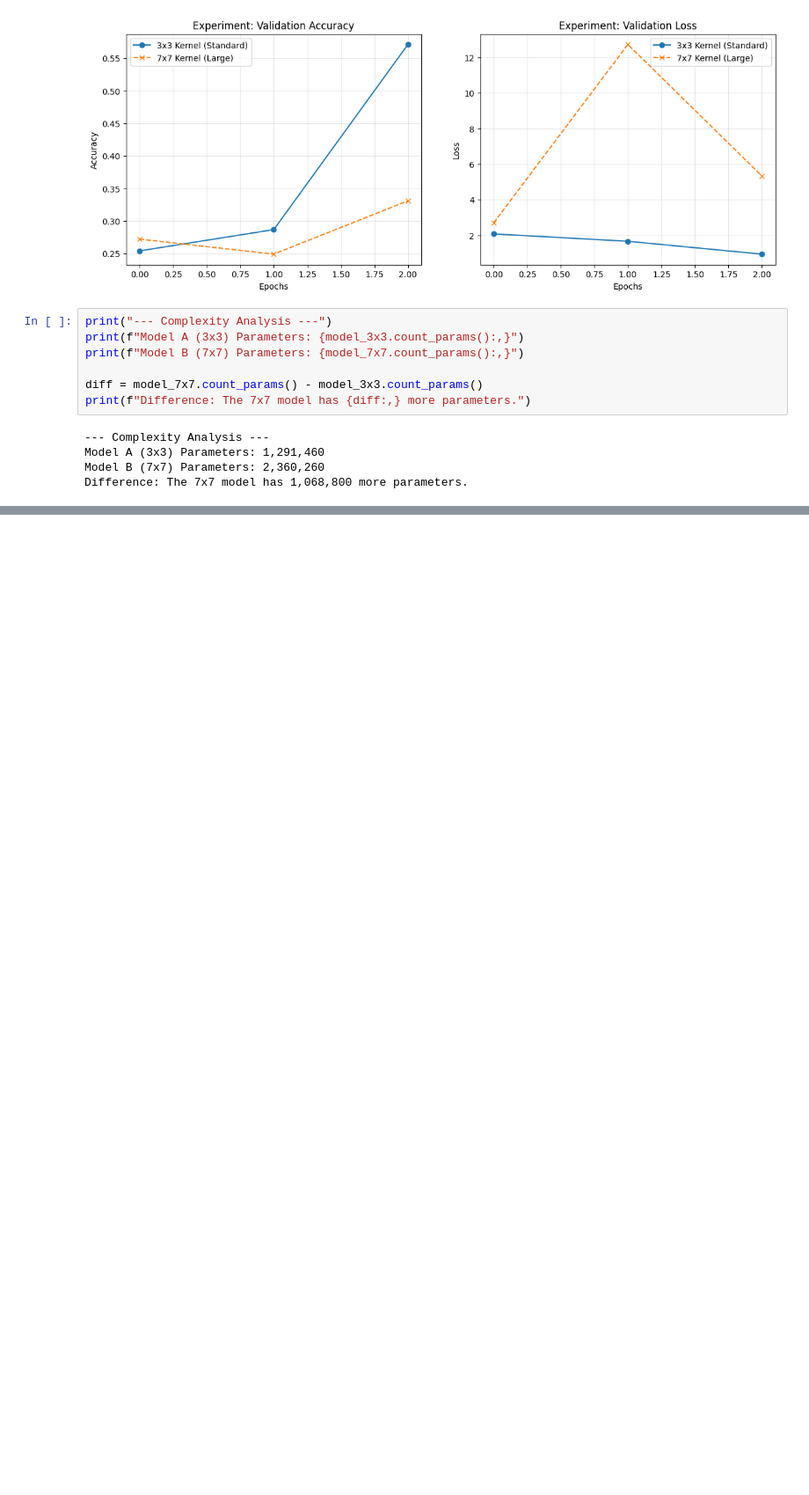
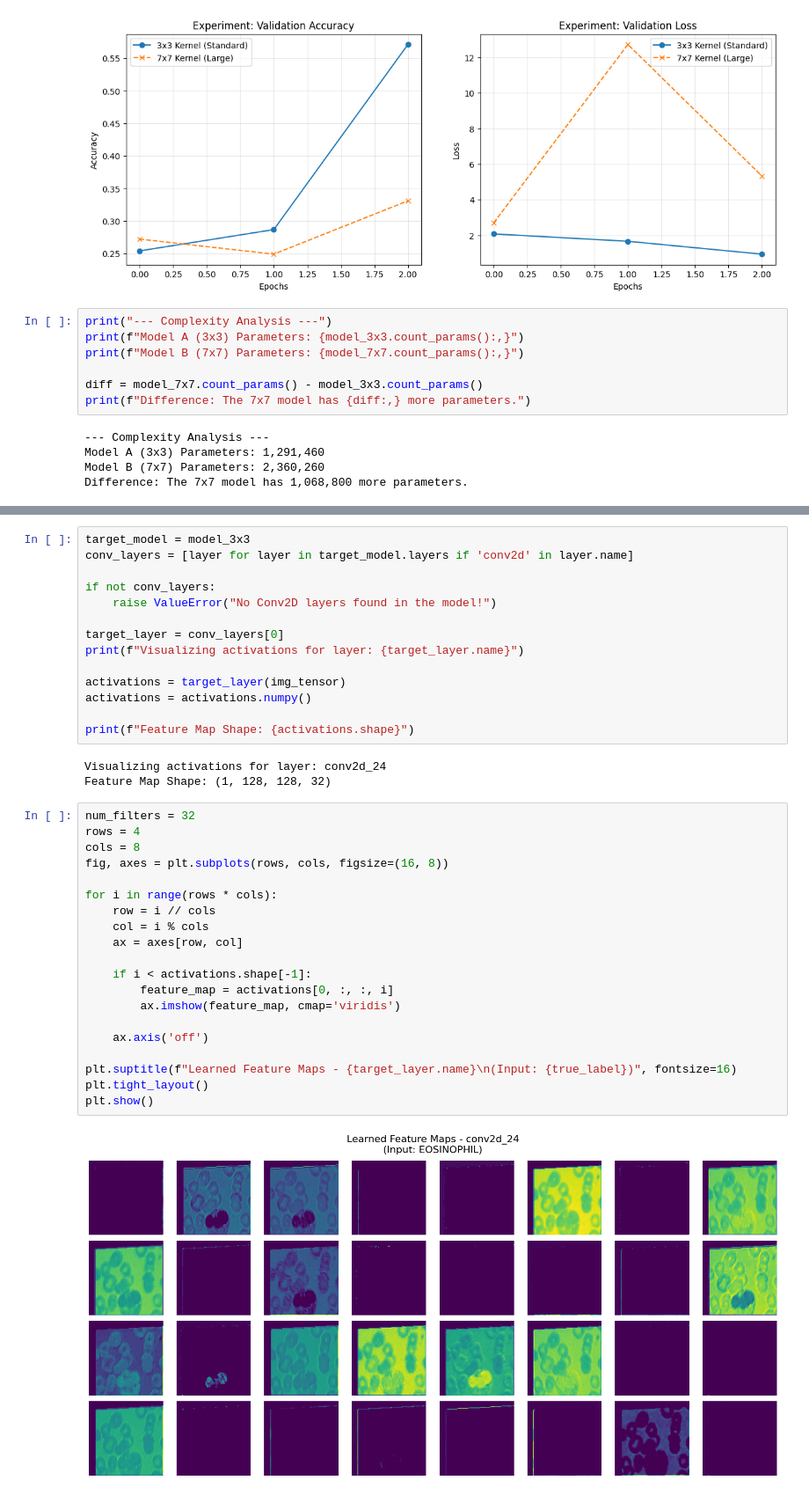
Before and after one commit to JuanLeal1105/TDSE_Exploring_Convolutional_Layers, a Jupyter notebook: Convolutional_Layers_Noteboook.ipynb, the cells around one changed output, grey strips where cells are left out. Shown at 88% size. Saved outputs shown, nothing was run; the diff lists cells and outputs as text; blank space fills up the shorter version.

```diff
--- a/Convolutional_Layers_Noteboook.ipynb
+++ b/Convolutional_Layers_Noteboook.ipynb
@@ -460,0 +486,39 @@ Difference: The 7x7 model has 1,068,800 more parameters.
+# %%
+target_model = model_3x3
+conv_layers = [layer for layer in target_model.layers if 'conv2d' in layer.name]
+
+if not conv_layers:
+    raise ValueError("No Conv2D layers found in the model!")
+
+target_layer = conv_layers[0]
+print(f"Visualizing activations for layer: {target_layer.name}")
+
+activations = target_layer(img_tensor)
+activations = activations.numpy()
+
+print(f"Feature Map Shape: {activations.shape}")
+# %% [output]
+Visualizing activations for layer: conv2d_24
+Feature Map Shape: (1, 128, 128, 32)
+# %%
+num_filters = 32
+rows = 4
+cols = 8
+fig, axes = plt.subplots(rows, cols, figsize=(16, 8))
+
+for i in range(rows * cols):
+    row = i // cols
+    col = i % cols
+    ax = axes[row, col]
+
+    if i < activations.shape[-1]:
+        feature_map = activations[0, :, :, i]
+        ax.imshow(feature_map, cmap='viridis')
+
+    ax.axis('off')
+
+plt.suptitle(f"Learned Feature Maps - {target_layer.name}\n(Input: {true_label})", fontsize=16)
+plt.tight_layout()
+plt.show()
+# %% [output]
+[figure, added]
```
Also changed, not shown: parts of 2 cells of this notebook.
